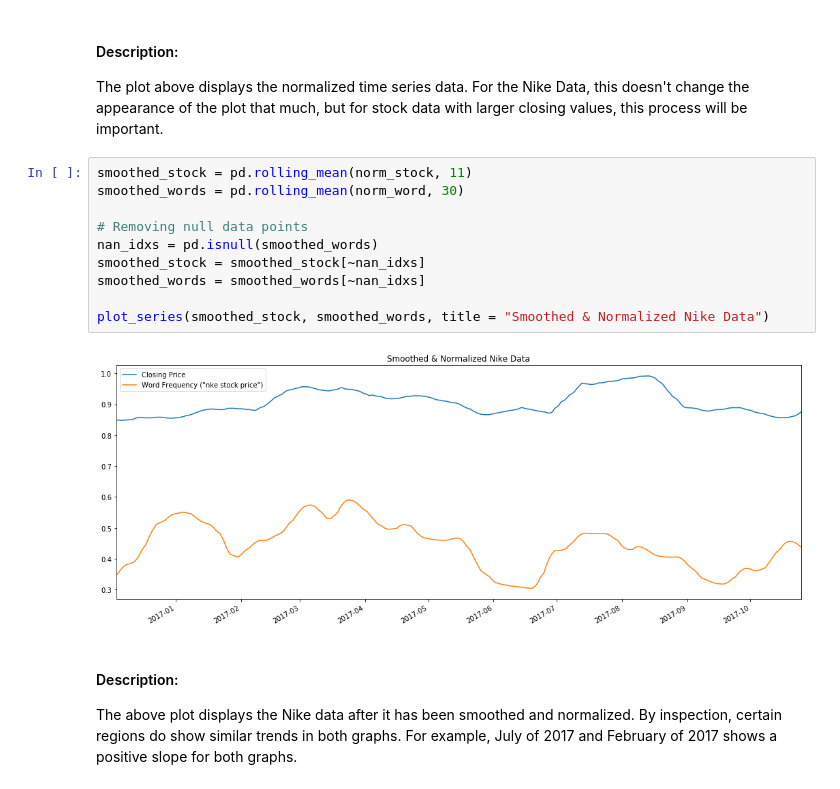
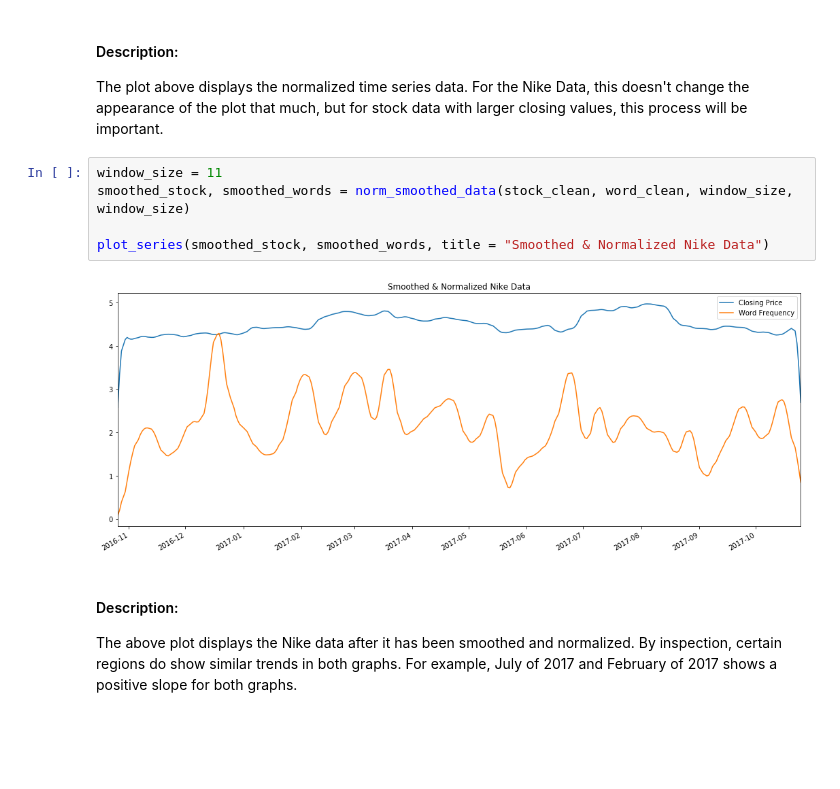
Before and after one commit to bprieto12/data-analysis, a Jupyter notebook: Use of Word Trends as a Predictor.ipynb, the cells around one changed output. Cells and saved outputs as stored; diff of their text form; blank space fills up the shorter version.

```diff
--- a/Use of Word Trends as a Predictor.ipynb
+++ b/Use of Word Trends as a Predictor.ipynb
@@ -144,18 +144,13 @@ plot_series(norm_stock, norm_word, title="Normalized Stock Data and Word Frequen
 
 The plot above displays the normalized time series data.  For the Nike Data, this doesn't change the appearance
 of the plot that much, but for stock data with larger closing values, this process will be important.
-# %%
-smoothed_stock = pd.rolling_mean(norm_stock, 11)
-smoothed_words = pd.rolling_mean(norm_word, 30)
-
-# Removing null data points
-nan_idxs = pd.isnull(smoothed_words)
-smoothed_stock = smoothed_stock[~nan_idxs]
-smoothed_words = smoothed_words[~nan_idxs]
-
-plot_series(smoothed_stock, smoothed_words, title = "Smoothed & Normalized Nike Data")
-# %% [output]
-[figure, removed]
+# %%
+window_size = 11
+smoothed_stock, smoothed_words = norm_smoothed_data(stock_clean, word_clean, window_size, window_size)
+
+plot_series(smoothed_stock, smoothed_words, title = "Smoothed & Normalized Nike Data")
+# %% [output]
+[figure, added]
 # %% [markdown]
 #### Description:
 
```
Also changed, not shown: parts of 14 cells of this notebook.
